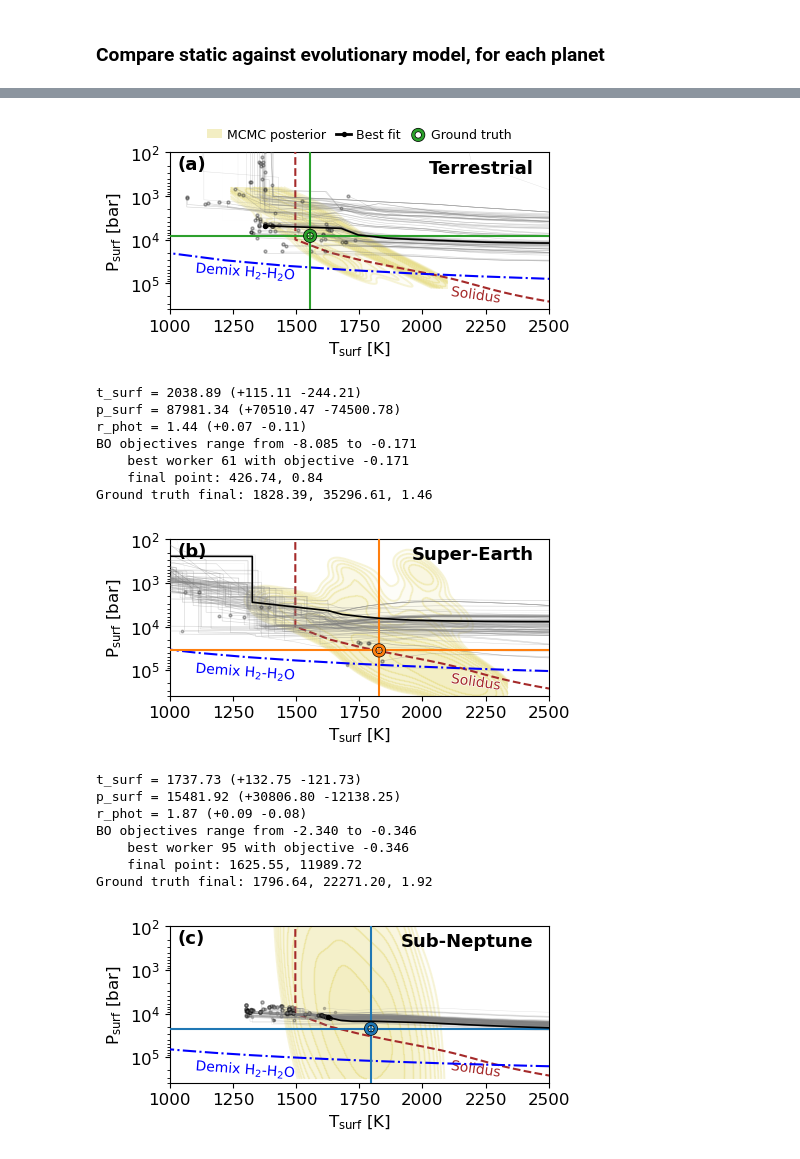
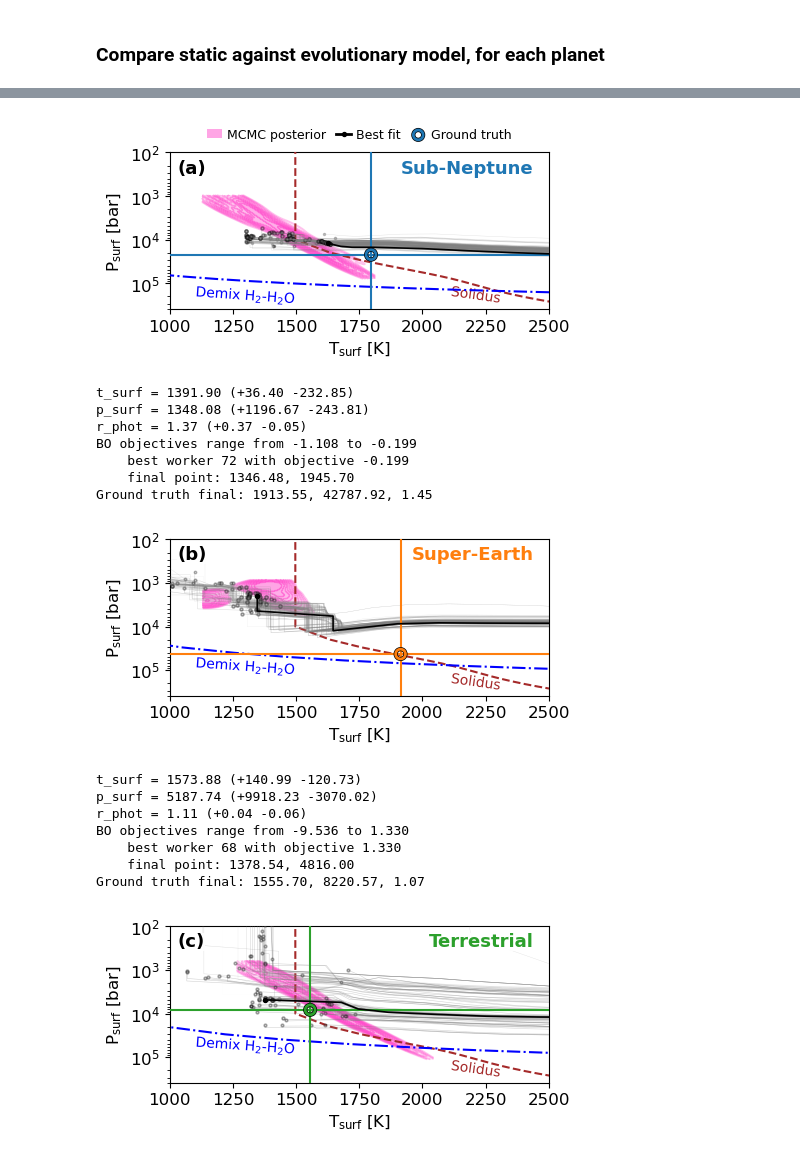
Before and after one commit to nichollsh/proteus_analysis, a Jupyter notebook: bayesopt_static.ipynb, the cells around one changed output, grey strips where cells are left out. Saved outputs shown, nothing was run; the diff lists cells and outputs as text; code cells hidden in the pictures.

Commit message:
plots

```diff
--- a/bayesopt_static.ipynb
+++ b/bayesopt_static.ipynb
@@ -263,17 +285,28 @@ Reading BO run from /data/hen28/Projects/proteus_analysis/data/bayesopt_recent/b
 # %%
 # Relative uncertainty on each observable
-rel_unc = 0.05
+rel_unc = 0.1
 
 # Make observables
 gt_obs = {}
 for suf in ground_truth.keys():
+
+    # any keys in this dict will get picked up as contraining observables
     obs_pl = {
         "_name":  suf,
-        "r_phot": None,
+
+        # fixed by config
         "mass_tot": None,
-        "μ_phot": None,
         "instellation": None,
         "Teff": None,
+
+        # final row from GT run
+        "r_phot": None,
+        "t_phot": None,
+        "g_phot": None,
+        "μ_phot": None,
+        "C/O": None,
+        "S/O": None,
+        "O/H": None,
     }
     for ia_key in obs_pl.keys():
         if ia_key.startswith("_"):
@@ -328,9 +361,9 @@ Saving to output/sn
 # %%
 # Extra keys to get from grid
-extra_keys = ["instellation","log_Kzz_max",
-                "μ_phot", "p_surf",
-                "g_surf", "r_surf","t_surf",
-            ] # "log_vmr_H2","log_vmr_H2O","log_vmr_CO2","log_vmr_H2S"]
+extra_keys = ["p_surf", "t_surf",
+               "g_surf", "r_surf",
+                "log_vmr_H2O", "N/O",
+             ]
 
 # Do retrieval for each case
 gt_ret = {}
@@ -343,8 +376,8 @@ for suf in bo_data.keys():
 
     # do retrieval with MCMC
     keys, samples = run_retrieval(gr, obs,
-                                    n_walkers=20, n_procs=20,
-                                    n_steps=2200, thin=4, filter_ineq=True,
+                                    n_walkers=14, n_procs=14,
+                                    n_steps=4000, thin=4, filter_ineq=True,
                                     extra_keys=extra_keys)
 
     # store results
@@ -603,8 +675,9 @@ def comp_evol_stat(suf):
     #            edgecolors="none", rasterized=True)
 
     # show mcmc output as KDE
+    # ax.tricontourf(x, y, c, levels=10, cmap='Purples', alpha=0.5, zorder=1, label="MCMC posterior")
     _kde2d(ax, x, y, log_x=ia.util.varprops[xkey].log, log_y=ia.util.varprops[ykey].log,
-           n_levels=10, zorder=1, col="#e8de88", label="MCMC posterior")
+           n_levels=10, zorder=1, col="#FF4CCC", label="MCMC posterior")
 
     # samples from BO runs
     obj_min = np.amin([obj for obj in bo_data[suf]["objectives"] if obj > -15])
@@ -707,11 +780,14 @@ def comp_evol_stat(suf):
     ax.set_xlim(xmin, xmax)
     ax.set_ylim(ymax, ymin)
 
-
-    ax.text(0.02,0.98, f"({abcd[iplt]})",  transform=ax.transAxes,
-             ha="left", va="top", fontsize=13, fontweight="bold", zorder=999)
+    bbox = dict(fc="w", ec="none", alpha=0.9, lw=1, pad=0)
+    ax.text(0.02,0.96, f"({abcd[iplt]})",  transform=ax.transAxes,
+             ha="left", va="top", fontsize=13, fontweight="bold", zorder=999,
+             bbox=bbox)
     ax.text(0.96,0.96, bo_tits[suf], transform=ax.transAxes,
-            ha="right", va="top", fontsize=13, fontweight="bold", zorder=999)
+            color=bo_cols[suf],
+            ha="right", va="top", fontsize=13, fontweight="bold", zorder=999,
+            bbox=bbox)
     fig.tight_layout()
 
     if iplt == 0:
@@ -724,6 +800,6 @@ def comp_evol_stat(suf):
     iplt += 1
 
 iplot = 0
-for suf in gt_ret.keys():
+for suf in bo_suffixes:
     comp_evol_stat(suf)
 # %% [output]
@@ -737,17 +813,17 @@ Ground truth final: 1555.70, 8220.57, 1.07
-[figure, old version]
+[figure, new version]
-t_surf = 2038.89 (+115.11 -244.21)
-p_surf = 87981.34 (+70510.47 -74500.78)
-r_phot = 1.44 (+0.07 -0.11)
-BO objectives range from -8.085 to -0.171
-    best worker 61 with objective -0.171
-    final point: 426.74, 0.84
-Ground truth final: 1828.39, 35296.61, 1.46
+t_surf = 1391.90 (+36.40 -232.85)
+p_surf = 1348.08 (+1196.67 -243.81)
+r_phot = 1.37 (+0.37 -0.05)
+BO objectives range from -1.108 to -0.199
+    best worker 72 with objective -0.199
+    final point: 1346.48, 1945.70
+Ground truth final: 1913.55, 42787.92, 1.45
-[figure, old version]
+[figure, new version]
-t_surf = 1737.73 (+132.75 -121.73)
-p_surf = 15481.92 (+30806.80 -12138.25)
-r_phot = 1.87 (+0.09 -0.08)
-BO objectives range from -2.340 to -0.346
-    best worker 95 with objective -0.346
-    final point: 1625.55, 11989.72
-Ground truth final: 1796.64, 22271.20, 1.92
+t_surf = 1573.88 (+140.99 -120.73)
+p_surf = 5187.74 (+9918.23 -3070.02)
+r_phot = 1.11 (+0.04 -0.06)
+BO objectives range from -9.536 to 1.330
+    best worker 68 with objective 1.330
+    final point: 1378.54, 4816.00
+Ground truth final: 1555.70, 8220.57, 1.07
-[figure, old version]
+[figure, new version]
```
Also changed, not shown: parts of 9 cells of this notebook, 1 other file.
